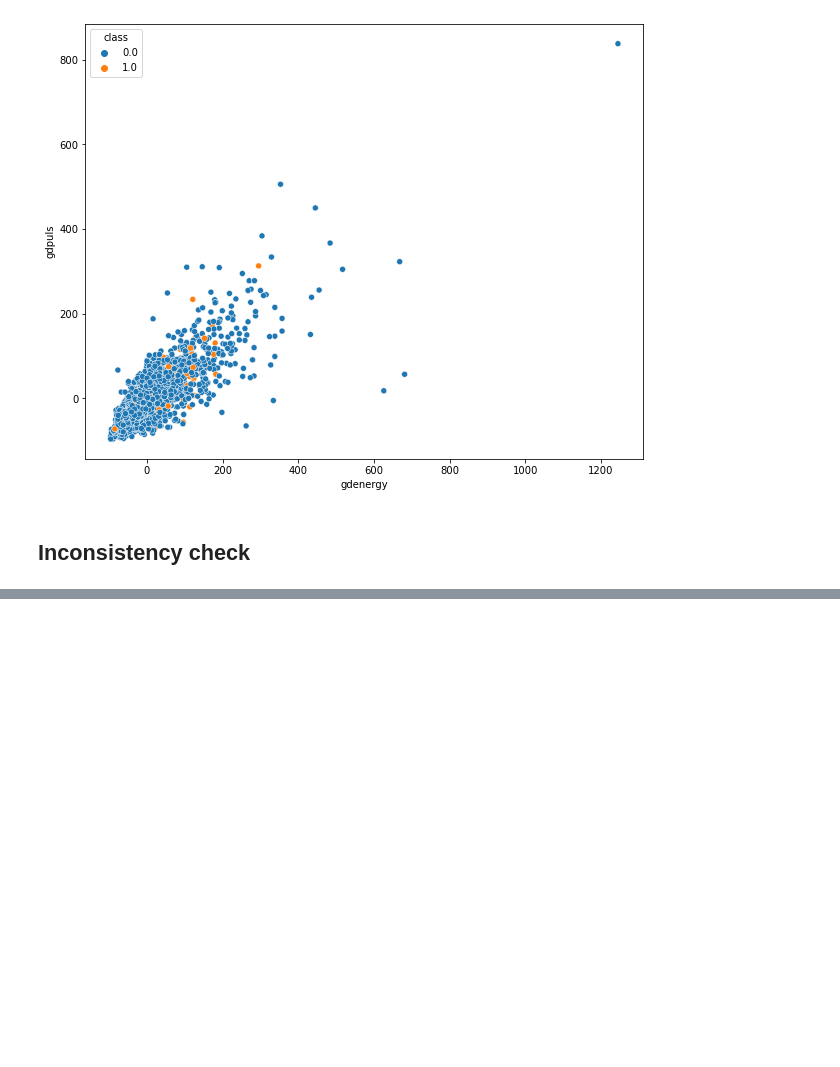
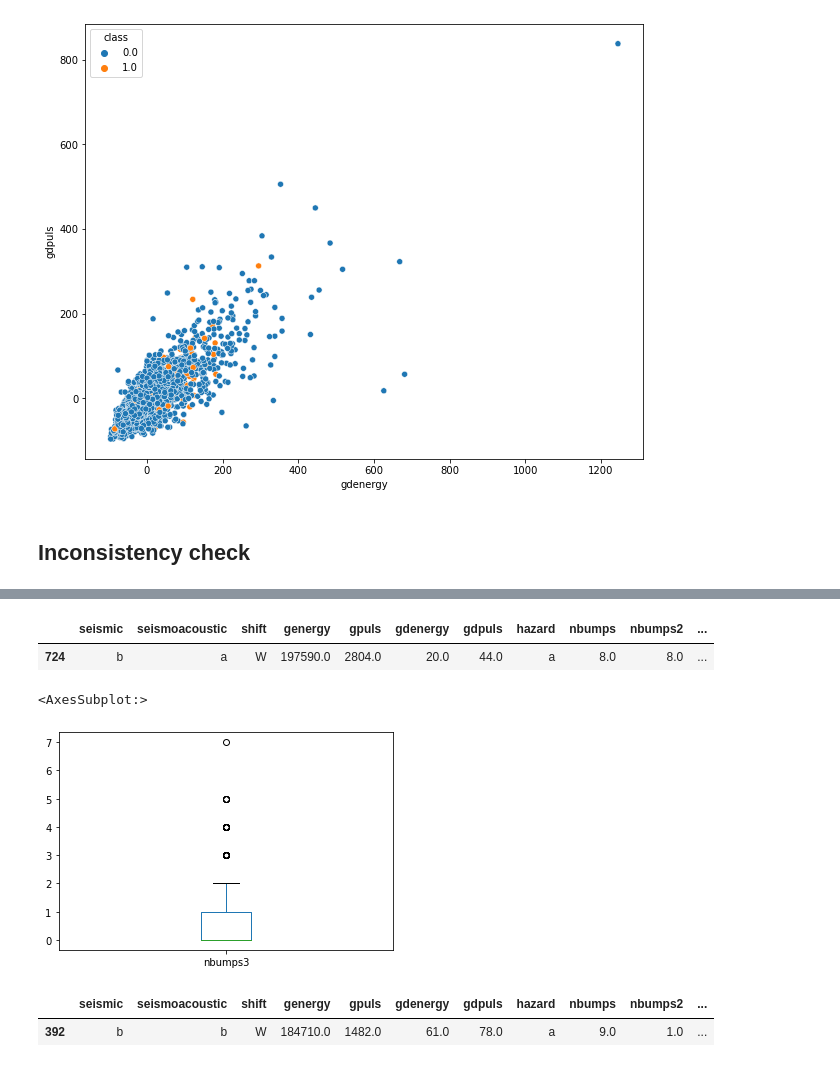
Before and after one commit to Alllessia/Seismic_bumps, a Jupyter notebook: src/main.ipynb, the cells around one changed output, grey strips where cells are left out. Cells and saved outputs as stored; diff of their text form; code cells hidden in the pictures; blank space fills up the shorter version.

Commit message:
Consistency check and start to find outliers

```diff
--- a/src/main.ipynb
+++ b/src/main.ipynb
@@ -582,11 +582,5 @@ sns.scatterplot(x='gdenergy', y='gdpuls', hue='class', data=df)
 ## Inconsistency check
 # %%
 df_discrete = df_discrete.drop('nbumps', 1)
-df_total = df_discrete.sum(axis=1)
-df_nbumps_inconsistency = pd.DataFrame({'nbumps': df['nbumps'], 'total_nbumps': df_discrete.sum(axis=1)})
-
-for index, row in df_nbumps_inconsistency.iterrows():
-    if row['nbumps'] != row['total_nbumps']:
-        print(index, row['nbumps'], row['total_nbumps'])
-        df = df.drop(index)
+df[df['nbumps'] != df_discrete.sum(axis=1)] # ci sono due righe inconsistenti
 # %% [output]
@@ -598,0 +590,4 @@ df.shape
+# %%
+# eliminiamo le due righe inconsistenti
+df = df.drop(436)
+df = df.drop(437)
@@ -600,0 +654,15 @@ df['nbumps'].plot(kind = 'box')
+# %%
+df[df['nbumps2'] >= 8] # (?) forse è un outlier perché è uno solo
+# %% [output]
+|  | seismic | seismoacoustic | shift | genergy | gpuls | gdenergy | gdpuls | hazard | nbumps | nbumps2 | ... |
+| 724 | b | a | W | 197590.0 | 2804.0 | 20.0 | 44.0 | a | 8.0 | 8.0 | ... |
+# %%
+df['nbumps3'].plot(kind = 'box')
+# %% [output]
+<AxesSubplot:>
+[figure, added]
+# %%
+df[df['nbumps3'] >= 7] # (?) forse è un outlier perché è uno solo
+# %% [output]
+|  | seismic | seismoacoustic | shift | genergy | gpuls | gdenergy | gdpuls | hazard | nbumps | nbumps2 | ... |
+| 392 | b | b | W | 184710.0 | 1482.0 | 61.0 | 78.0 | a | 9.0 | 1.0 | ... |
```
Also changed, not shown: parts of 34 cells of this notebook.
